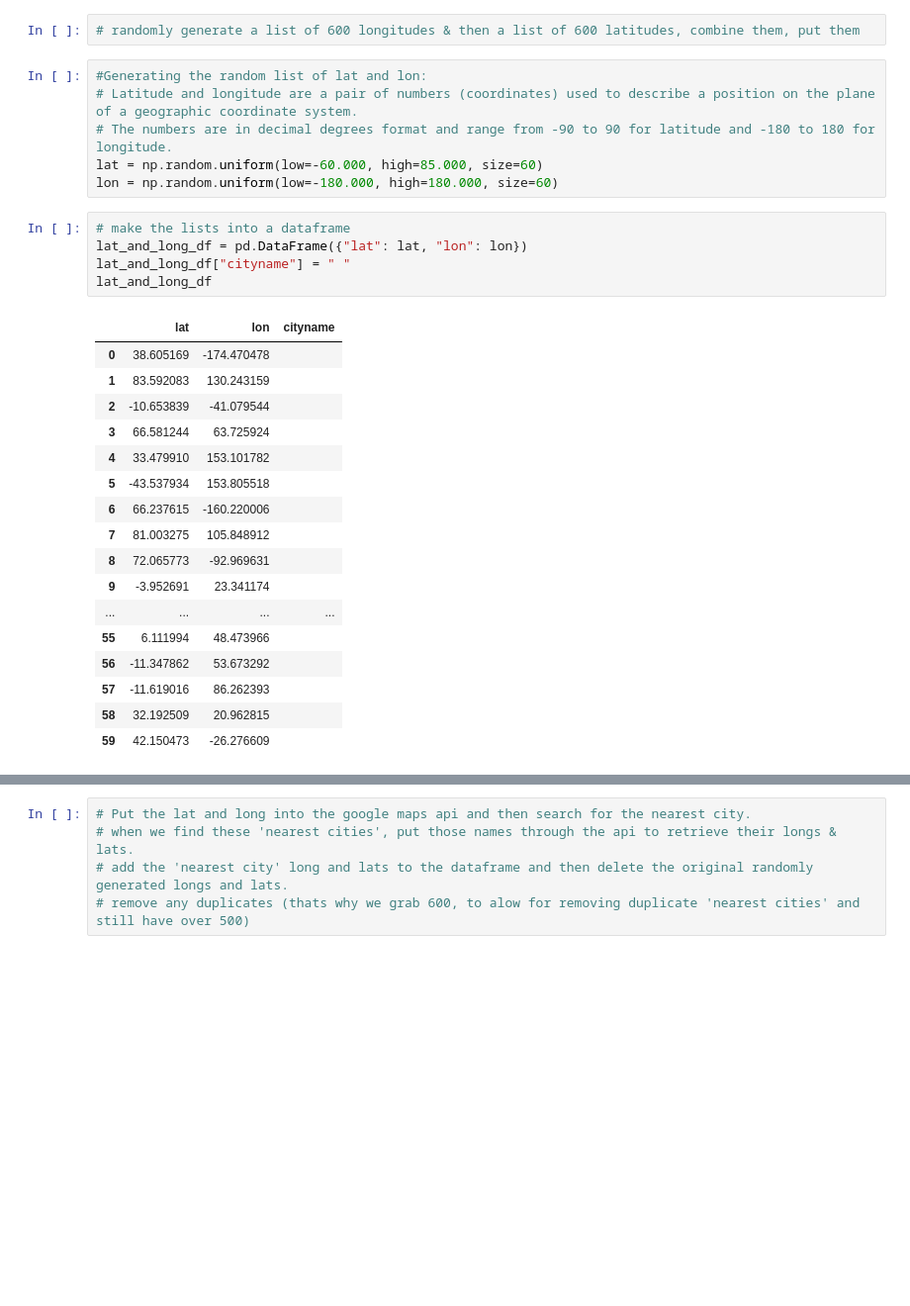
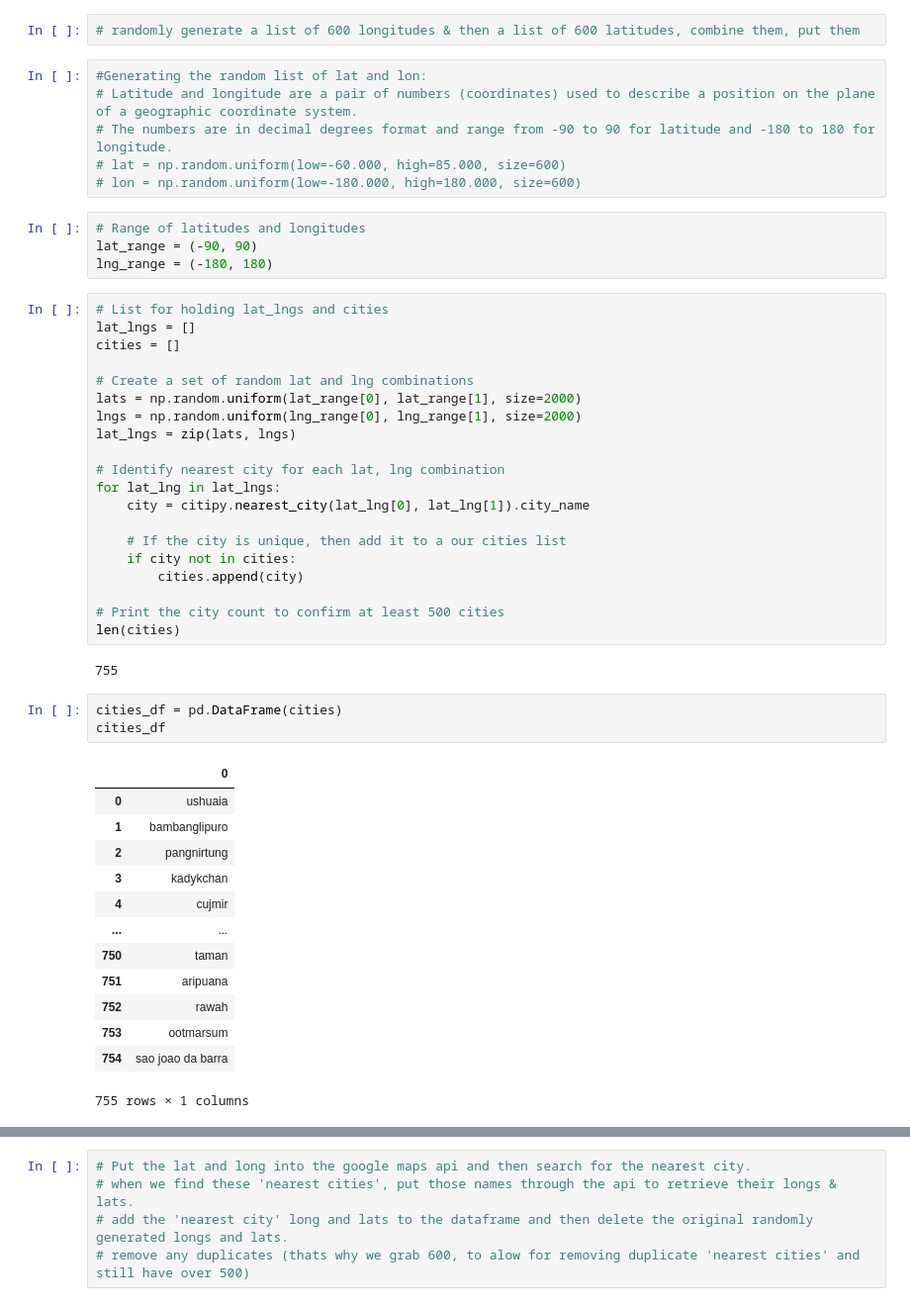
Before and after one commit to Carly-Jane/Python_API_Homework_Carly_Wieland, a Jupyter notebook: starter_code/WeatherPy.ipynb, the cells around one changed output, grey strips where cells are left out. Shown at 99% size. Saved outputs shown, nothing was run; the diff lists cells and outputs as text; blank space fills up the shorter version.

```diff
--- a/starter_code/WeatherPy.ipynb
+++ b/starter_code/WeatherPy.ipynb
@@ -55,31 +72,51 @@ from api_keys import g_key
 #Generating the random list of lat and lon:
 # Latitude and longitude are a pair of numbers (coordinates) used to describe a position on the plane of a geographic coordinate system.
 # The numbers are in decimal degrees format and range from -90 to 90 for latitude and -180 to 180 for longitude.
-lat = np.random.uniform(low=-60.000, high=85.000, size=60)
-lon = np.random.uniform(low=-180.000, high=180.000, size=60)
+# lat = np.random.uniform(low=-60.000, high=85.000, size=600)
+# lon = np.random.uniform(low=-180.000, high=180.000, size=600)
-# %%
-# make the lists into a dataframe
-lat_and_long_df = pd.DataFrame({"lat": lat, "lon": lon})
-lat_and_long_df["cityname"] = " "
-lat_and_long_df
-# %% [output]
-|  | lat | lon | cityname |
-| 0 | 38.605169 | -174.470478 |  |
-| 1 | 83.592083 | 130.243159 |  |
-| 2 | -10.653839 | -41.079544 |  |
-| 3 | 66.581244 | 63.725924 |  |
-| 4 | 33.479910 | 153.101782 |  |
-| 5 | -43.537934 | 153.805518 |  |
-| 6 | 66.237615 | -160.220006 |  |
-| 7 | 81.003275 | 105.848912 |  |
-| 8 | 72.065773 | -92.969631 |  |
-| 9 | -3.952691 | 23.341174 |  |
-| ... | ... | ... | ... |
-| 55 | 6.111994 | 48.473966 |  |
-| 56 | -11.347862 | 53.673292 |  |
-| 57 | -11.619016 | 86.262393 |  |
-| 58 | 32.192509 | 20.962815 |  |
-| 59 | 42.150473 | -26.276609 |  |
+# %%
+# Range of latitudes and longitudes
+lat_range = (-90, 90)
+lng_range = (-180, 180)
+# %%
+# List for holding lat_lngs and cities
+lat_lngs = []
+cities = []
+
+# Create a set of random lat and lng combinations
+lats = np.random.uniform(lat_range[0], lat_range[1], size=2000)
+lngs = np.random.uniform(lng_range[0], lng_range[1], size=2000)
+lat_lngs = zip(lats, lngs)
+
+# Identify nearest city for each lat, lng combination
+for lat_lng in lat_lngs:
+    city = citipy.nearest_city(lat_lng[0], lat_lng[1]).city_name
+
+    # If the city is unique, then add it to a our cities list
+    if city not in cities:
+        cities.append(city)
+
+# Print the city count to confirm at least 500 cities
+len(cities)
+# %% [output]
+755
+# %%
+cities_df = pd.DataFrame(cities)
+cities_df
+# %% [output]
+|  | 0 |
+| 0 | ushuaia |
+| 1 | bambanglipuro |
+| 2 | pangnirtung |
+| 3 | kadykchan |
+| 4 | cujmir |
+| ... | ... |
+| 750 | taman |
+| 751 | aripuana |
+| 752 | rawah |
+| 753 | ootmarsum |
+| 754 | sao joao da barra |
+755 rows × 1 columns
 # %%
 # # params dictionary to update each iteration
 # params = {
```
Also changed, not shown: parts of 4 cells of this notebook.
